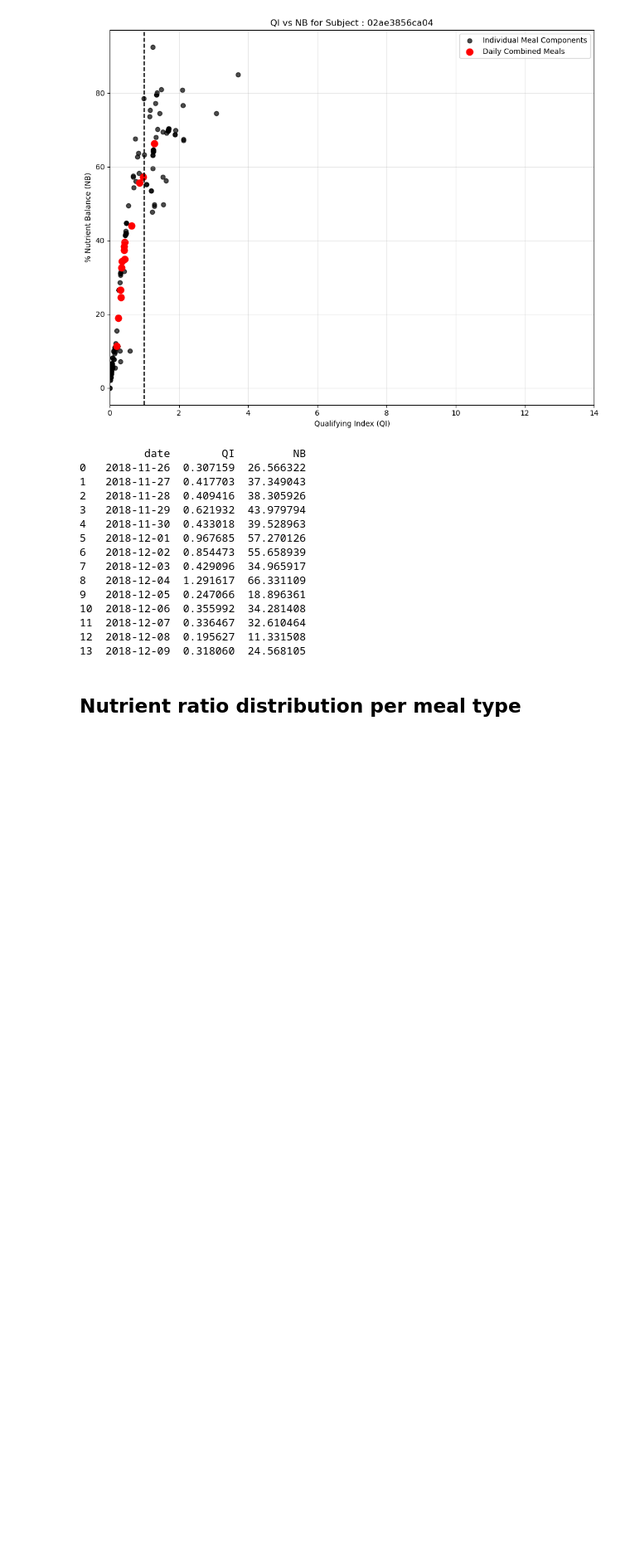
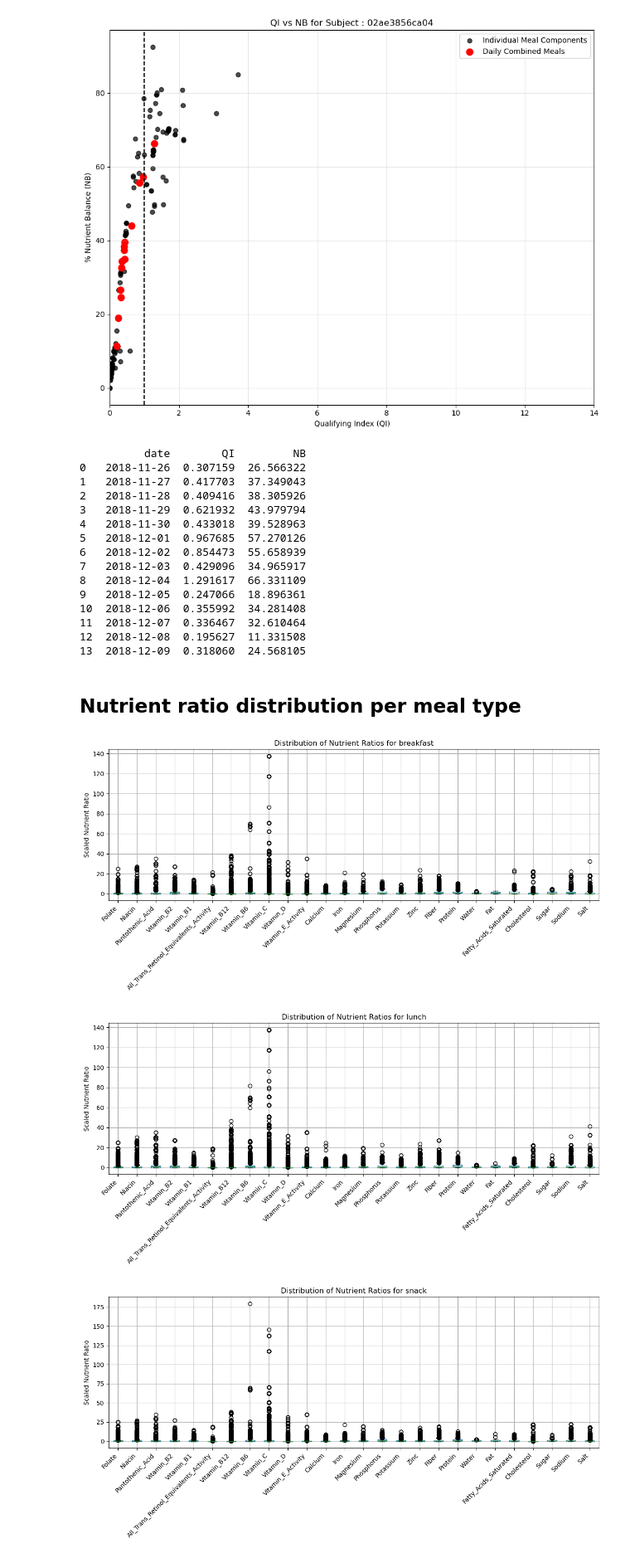
Before and after one commit to sskyxx/Bachelor-Project, a Jupyter notebook: analysis/composite_meals.ipynb, the cells around one changed output. Shown at 83% size. Drawn from its saved outputs; the diff is of its cells as text; code cells hidden in the pictures; blank space fills up the shorter version.

Commit message:
food group impact

```diff
--- a/analysis/composite_meals.ipynb
+++ b/analysis/composite_meals.ipynb
@@ -162,6 +184,8 @@ composite_dinner = df_dinner.groupby(['subject_key', 'date']).apply(
         'NB': weighted_mean(g['NB'], g['energy_kcal_eaten'])
     })
 ).reset_index()
+# %%
+composite_dinner['dinner_time'] = pd.to_datetime(composite_dinner['date'].astype(str)) + pd.Timedelta(hours=18)
 # %% [markdown]
 # Meals analysis for a whole day
 # %%
@@ -441,3 +465,37 @@ plot_qi_nb_scatter(subject_id, df_food_clean_scaled, start_date, end_date)
 13  2018-12-09  0.318060  24.568105
 # %% [markdown]
 ## Nutrient ratio distribution per meal type
+# %%
+nutrient_cols = [i for i in df_food_clean_scaled.columns if i.endswith('_ratio_scaled')]
+save_path_distribution = 'composite_meals_graphs/nutrient_distribution_graphs'
+# %%
+meal_types = ['breakfast', 'lunch', 'snack', 'dinner']
+
+for meal in meal_types:
+    subset = df_food_clean_scaled[df_food_clean_scaled['meal'] == meal]
+
+    if subset.empty:
+        print(f"Warning: no rows found for {meal!r}")
+        continue
+
+    plt.figure(figsize=(12, 6))
+    # draws box for each nutrient col
+    subset[nutrient_cols].boxplot()
+
+    plt.title(f'Distribution of Nutrient Ratios for {meal}')
+    plt.ylabel('Scaled Nutrient Ratio')
+    plt.xticks(
+        range(1, len(nutrient_cols)+1),
+        [c.replace('_eaten_ratio_scaled','').title()
+         for c in nutrient_cols],
+        rotation=45, ha='right'
+    )
+
+    plt.tight_layout()
+    filename = f"{save_path_distribution}/nutrient_distribution_for_{meal}.png"
+    plt.savefig(filename, dpi=300, bbox_inches='tight')
+    plt.show()
+# %% [output]
+[figure, added]
+[figure, added]
+[figure, added]
```
Also changed, not shown: parts of 13 cells of this notebook, 7 other files.
